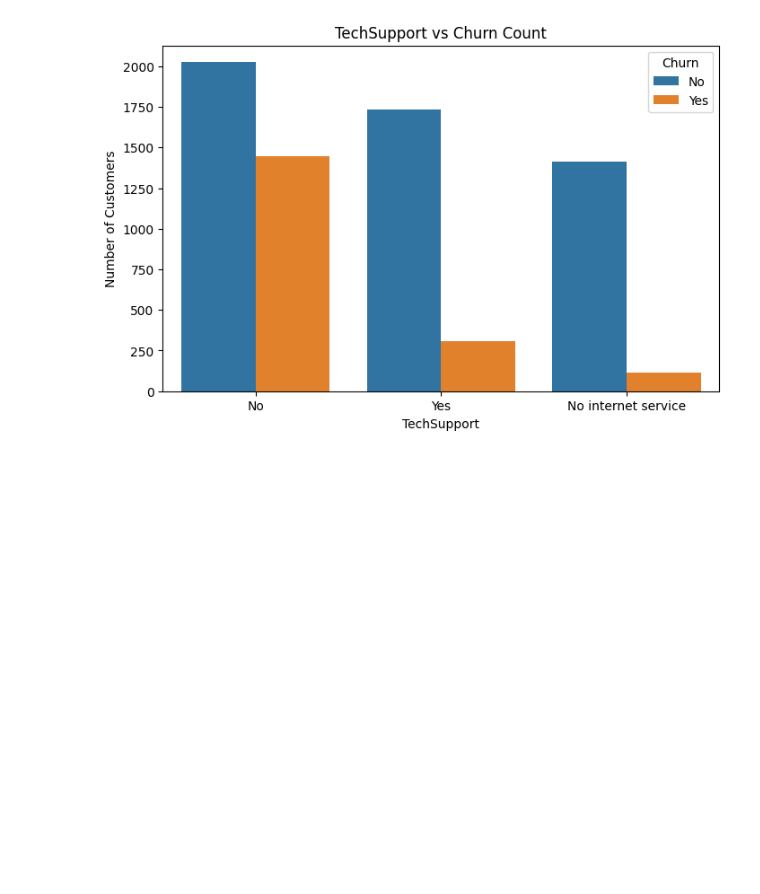
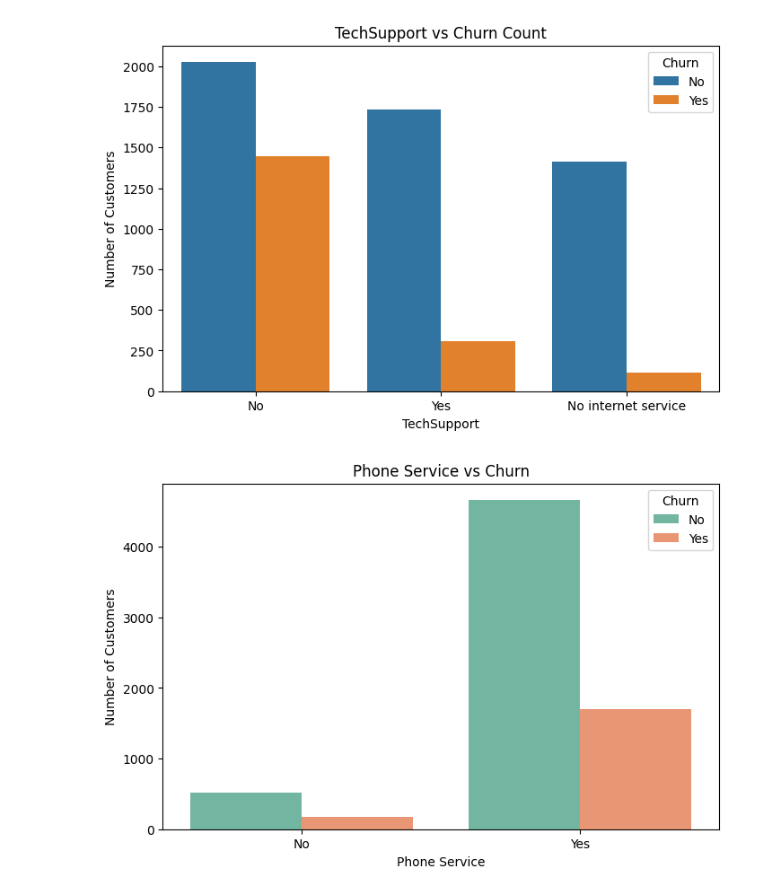
Before and after one commit to stanleyotieno1/Data-analysis-assignment, a Jupyter notebook: Jupyter-files/churn.ipynb, the cells around one changed output. Saved outputs shown, nothing was run; the diff lists cells and outputs as text; code cells hidden in the pictures; blank space fills up the shorter version.

Commit message:
Change: Data visualization

```diff
--- a/Jupyter-files/churn.ipynb
+++ b/Jupyter-files/churn.ipynb
@@ -200,3 +180,12 @@ plt.ylabel("Number of Customers")
 plt.show()
 # %% [output]
 [figure]
+# %%
+plt.figure(figsize=(8,5))
+sns.countplot(data=customer_df, x='PhoneService', hue='Churn', palette='Set2')
+plt.title('Phone Service vs Churn')
+plt.xlabel('Phone Service')
+plt.ylabel('Number of Customers')
+plt.show()
+# %% [output]
+[figure, added]
```
Also changed, not shown: parts of 6 cells of this notebook.
